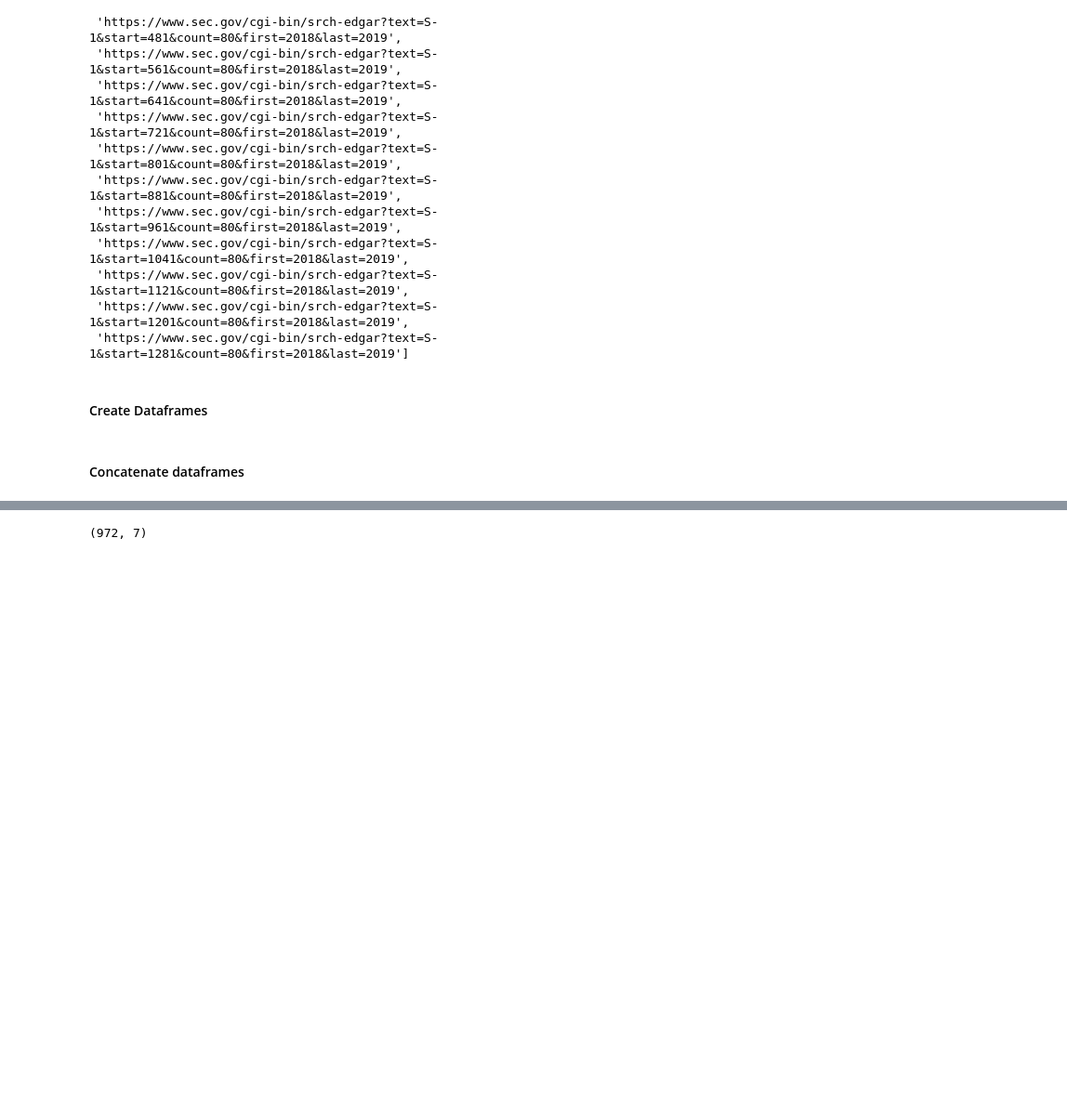
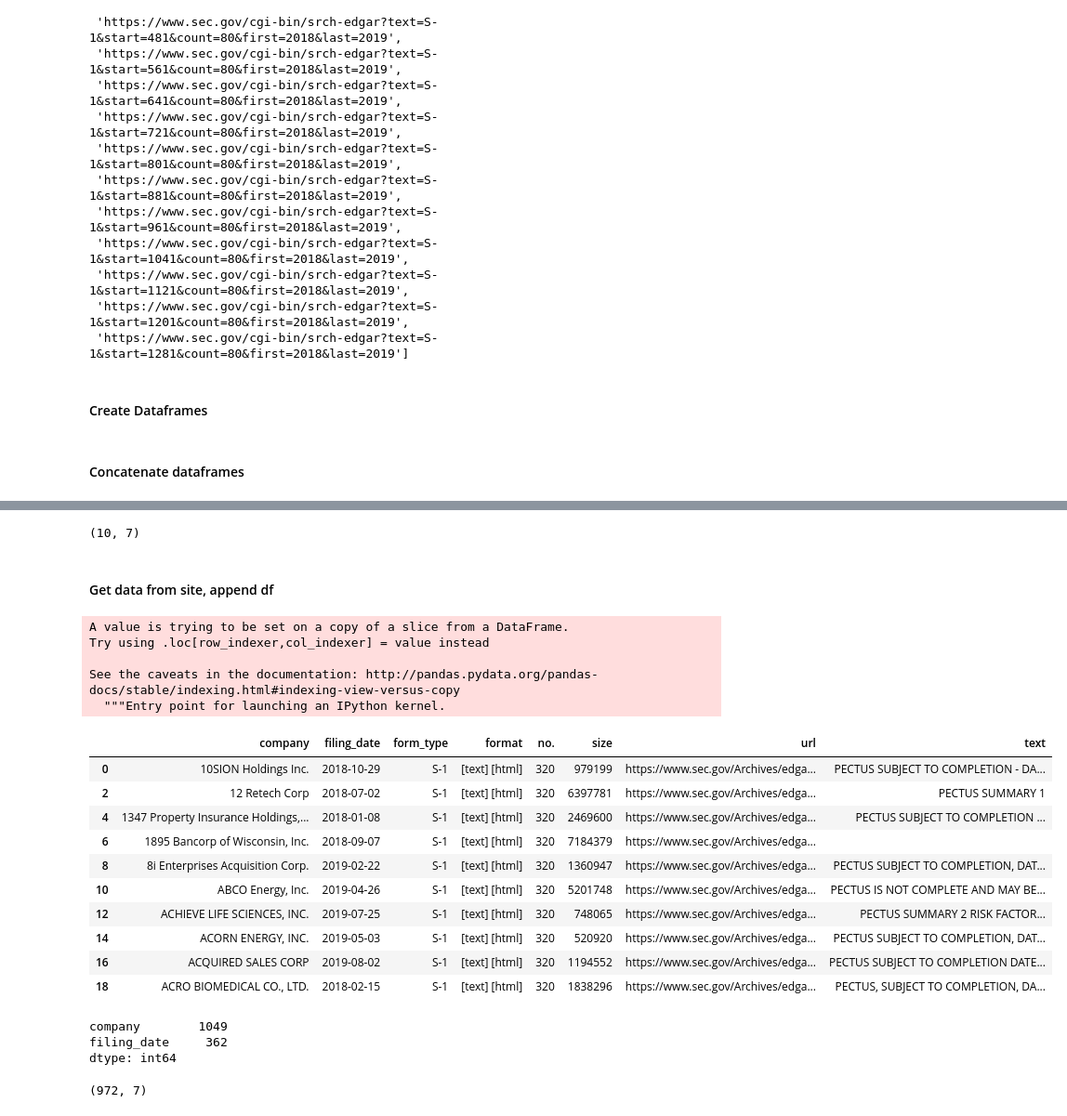
Before and after one commit to kathmbell/s1-nlp-04, a Jupyter notebook: 01_scraping_EDGAR.ipynb, the cells around one changed output, grey strips where cells are left out. Shown at 93% size. Saved outputs shown, nothing was run; the diff lists cells and outputs as text; code cells hidden in the pictures; blank space fills up the shorter version.

```diff
--- a/01_scraping_EDGAR.ipynb
+++ b/01_scraping_EDGAR.ipynb
@@ -110,0 +184,44 @@ df.columns = ['company', 'filing_date', 'form_type', 'format', 'no.', 'size', 'u
+# %%
+df_test = df3[:10]
+df_test.shape
+# %% [output]
+(10, 7)
+# %% [markdown]
+#### Get data from site, append df
+# %%
+data_list = []
+
+for index, row in df_test.iterrows():
+    try:
+        page = urllib.request.urlopen(row['url'])
+        contents = str(page.read())
+        soup = BeautifulSoup(contents)
+        soup = soup.text
+        result = re.search(r'PROS([\s\S]*)RISK', soup).group(1)
+        result = result.replace('\\n',' ')
+        result = result.replace('\xa0',' ')
+        data_list.append(result)
+    except AttributeError:
+        data_list.append('')
+# %%
+df_test['text'] = data_list
+# %% [output]
+A value is trying to be set on a copy of a slice from a DataFrame.
+Try using .loc[row_indexer,col_indexer] = value instead
+
+See the caveats in the documentation: http://pandas.pydata.org/pandas-docs/stable/indexing.html#indexing-view-versus-copy
+  """Entry point for launching an IPython kernel.
+# %%
+df_test
+# %% [output]
+|  | company | filing_date | form_type | format | no. | size | url | text |
+| 0 | 10SION Holdings Inc. | 2018-10-29 | S-1 | [text] [html] | 320 | 979199 | https://www.sec.gov/Archives/edga... | PECTUS SUBJECT TO COMPLETION - DA... |
+| 2 | 12 Retech Corp | 2018-07-02 | S-1 | [text] [html] | 320 | 6397781 | https://www.sec.gov/Archives/edga... | PECTUS SUMMARY 1 |
+| 4 | 1347 Property Insurance Holdings,... | 2018-01-08 | S-1 | [text] [html] | 320 | 2469600 | https://www.sec.gov/Archives/edga... | PECTUS SUBJECT TO COMPLETION ... |
+| 6 | 1895 Bancorp of Wisconsin, Inc. | 2018-09-07 | S-1 | [text] [html] | 320 | 7184379 | https://www.sec.gov/Archives/edga... |  |
+| 8 | 8i Enterprises Acquisition Corp. | 2019-02-22 | S-1 | [text] [html] | 320 | 1360947 | https://www.sec.gov/Archives/edga... | PECTUS SUBJECT TO COMPLETION, DAT... |
+| 10 | ABCO Energy, Inc. | 2019-04-26 | S-1 | [text] [html] | 320 | 5201748 | https://www.sec.gov/Archives/edga... | PECTUS IS NOT COMPLETE AND MAY BE... |
+| 12 | ACHIEVE LIFE SCIENCES, INC. | 2019-07-25 | S-1 | [text] [html] | 320 | 748065 | https://www.sec.gov/Archives/edga... | PECTUS SUMMARY 2 RISK FACTOR... |
+| 14 | ACORN ENERGY, INC. | 2019-05-03 | S-1 | [text] [html] | 320 | 520920 | https://www.sec.gov/Archives/edga... | PECTUS SUBJECT TO COMPLETION, DAT... |
+| 16 | ACQUIRED SALES CORP | 2019-08-02 | S-1 | [text] [html] | 320 | 1194552 | https://www.sec.gov/Archives/edga... | PECTUS SUBJECT TO COMPLETION DATE... |
+| 18 | ACRO BIOMEDICAL CO., LTD. | 2018-02-15 | S-1 | [text] [html] | 320 | 1838296 | https://www.sec.gov/Archives/edga... | PECTUS, SUBJECT TO COMPLETION, DA... |
@@ -111,3 +255,9 @@ df.columns = ['company', 'filing_date', 'form_type', 'format', 'no.', 'size', 'u
+# %%
+recent_dates_by_company.nunique()
+# %% [output]
+company        1049
+filing_date     362
+dtype: int64
 # %%
 response = requests.get('https://www.sec.gov/cgi-bin/srch-edgar?text=S-1&start=1&count=80&first=2018&last=2019')
 page = response.text
```
Also changed, not shown: parts of 25 cells of this notebook.
